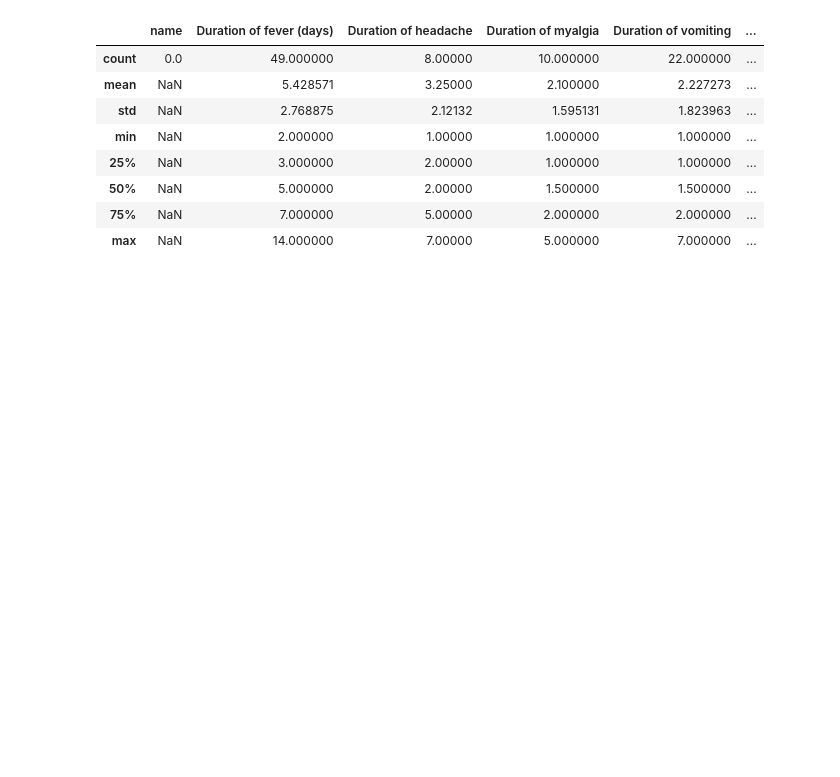
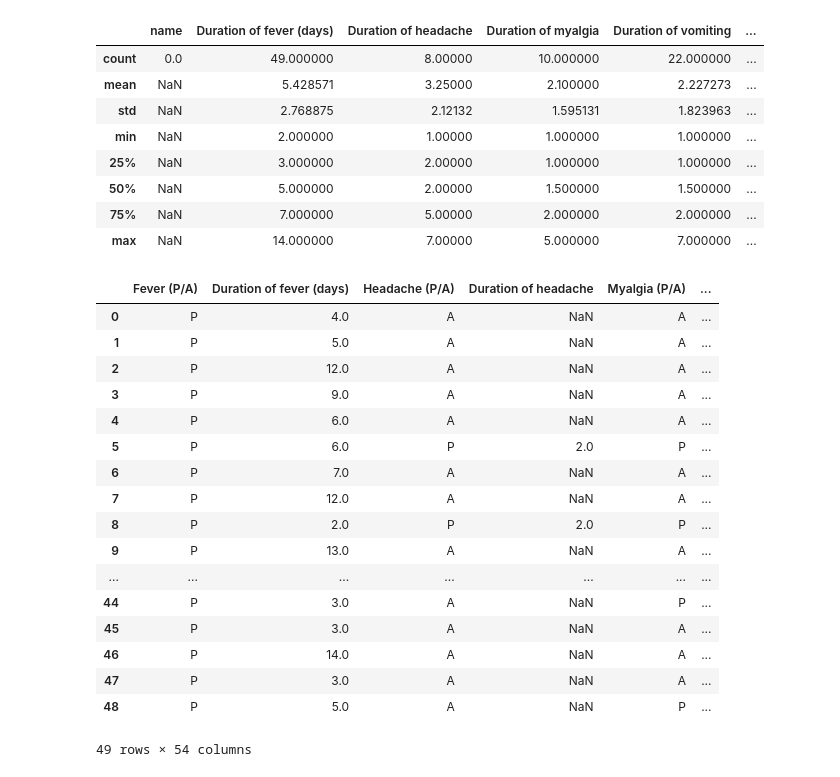
Before and after one commit to vikixx13/medset, a Jupyter notebook: medset.ipynb, the cells around one changed output. Saved outputs shown, nothing was run; the diff lists cells and outputs as text; code cells hidden in the pictures; blank space fills up the shorter version.

```diff
--- a/medset.ipynb
+++ b/medset.ipynb
@@ -81,3 +81,24 @@ df.describe()
+# %%
+df.head(58)
+# %% [output]
+|  | Fever (P/A) | Duration of fever (days) | Headache (P/A) | Duration of headache | Myalgia (P/A) | ... |
+| 0 | P | 4.0 | A | NaN | A | ... |
+| 1 | P | 5.0 | A | NaN | A | ... |
+| 2 | P | 12.0 | A | NaN | A | ... |
+| 3 | P | 9.0 | A | NaN | A | ... |
+| 4 | P | 6.0 | A | NaN | A | ... |
+| 5 | P | 6.0 | P | 2.0 | P | ... |
+| 6 | P | 7.0 | A | NaN | A | ... |
+| 7 | P | 12.0 | A | NaN | A | ... |
+| 8 | P | 2.0 | P | 2.0 | P | ... |
+| 9 | P | 13.0 | A | NaN | A | ... |
+| ... | ... | ... | ... | ... | ... | ... |
+| 44 | P | 3.0 | A | NaN | P | ... |
+| 45 | P | 3.0 | A | NaN | A | ... |
+| 46 | P | 14.0 | A | NaN | A | ... |
+| 47 | P | 3.0 | A | NaN | A | ... |
+| 48 | P | 5.0 | A | NaN | P | ... |
+49 rows × 54 columns
 # %%
 tc=df.corr()
 sn.heatmap(tc)
```
Also changed, not shown: parts of 15 cells of this notebook, 1 other file.
